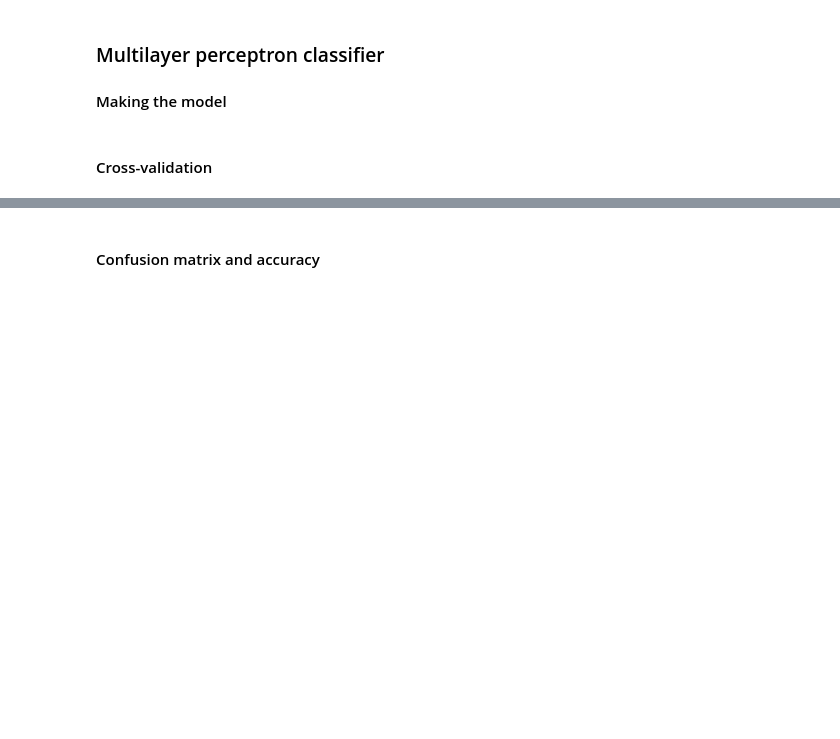
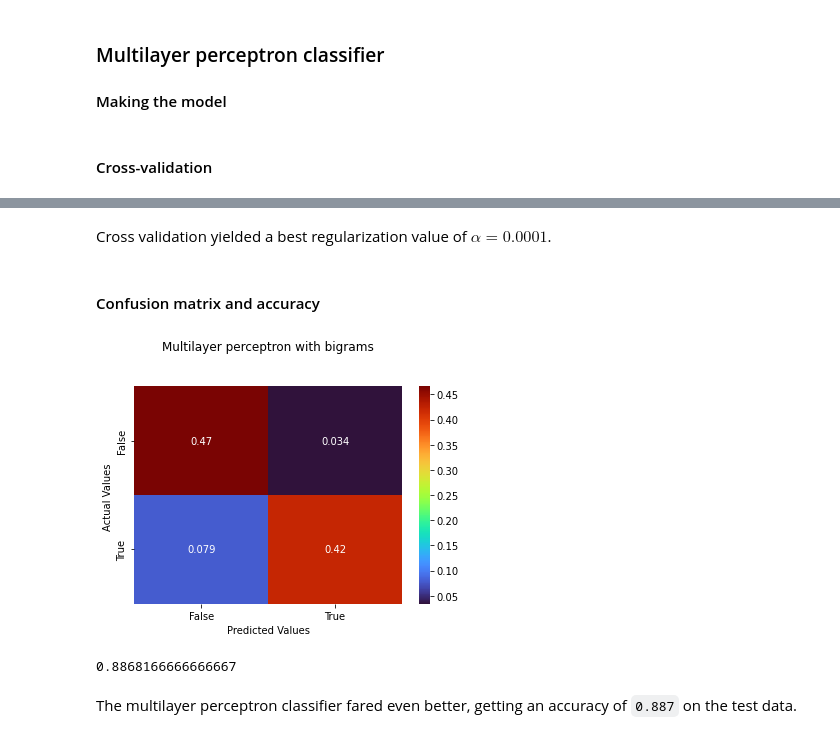
Before and after one commit to maxchristman/comp-562-final-project, a Jupyter notebook: COMP 562 Final Project.ipynb, the cells around one changed output, grey strips where cells are left out. Saved outputs shown, nothing was run; the diff lists cells and outputs as text; code cells hidden in the pictures; blank space fills up the shorter version.

```diff
--- a/COMP 562 Final Project.ipynb
+++ b/COMP 562 Final Project.ipynb
@@ -294,3 +441,6 @@ mlpc_params = {
 print("Starting CV...")
 mlpc_cv = GridSearchCV(mlpc, mlpc_params, verbose=3, n_jobs=8)
 mlpc_cv.fit(bigram_train, humor_train)
+# %%
+mlpc_best = MLPClassifier(verbose=True, alpha=.0001)
+mlpc_best.fit(bigram_train, humor_train)
@@ -297,7 +466,14 @@ mlpc_cv.fit(bigram_train, humor_train)
+# %% [markdown]
+Cross validation yielded a best regularization value of $\alpha = 0.0001$.
 # %% [markdown]
 #### Confusion matrix and accuracy
 # %%
-humor_preds = mlpc.predict(bigram_test)
+humor_preds = mlpc_best.predict(bigram_test)
 mlpc_cm = get_cm(humor_preds)
 plot_confusion_matrix(mlpc_cm, "Multilayer perceptron with bigrams")
-mlpc_cv.score(bigram_test, humor_test)
+mlpc_best.score(bigram_test, humor_test)
+# %% [output]
+[figure, added]
+0.8868166666666667
+# %% [markdown]
+The multilayer perceptron classifier fared even better, getting an accuracy of `0.887` on the test data.
```
Also changed, not shown: parts of 22 cells of this notebook.
